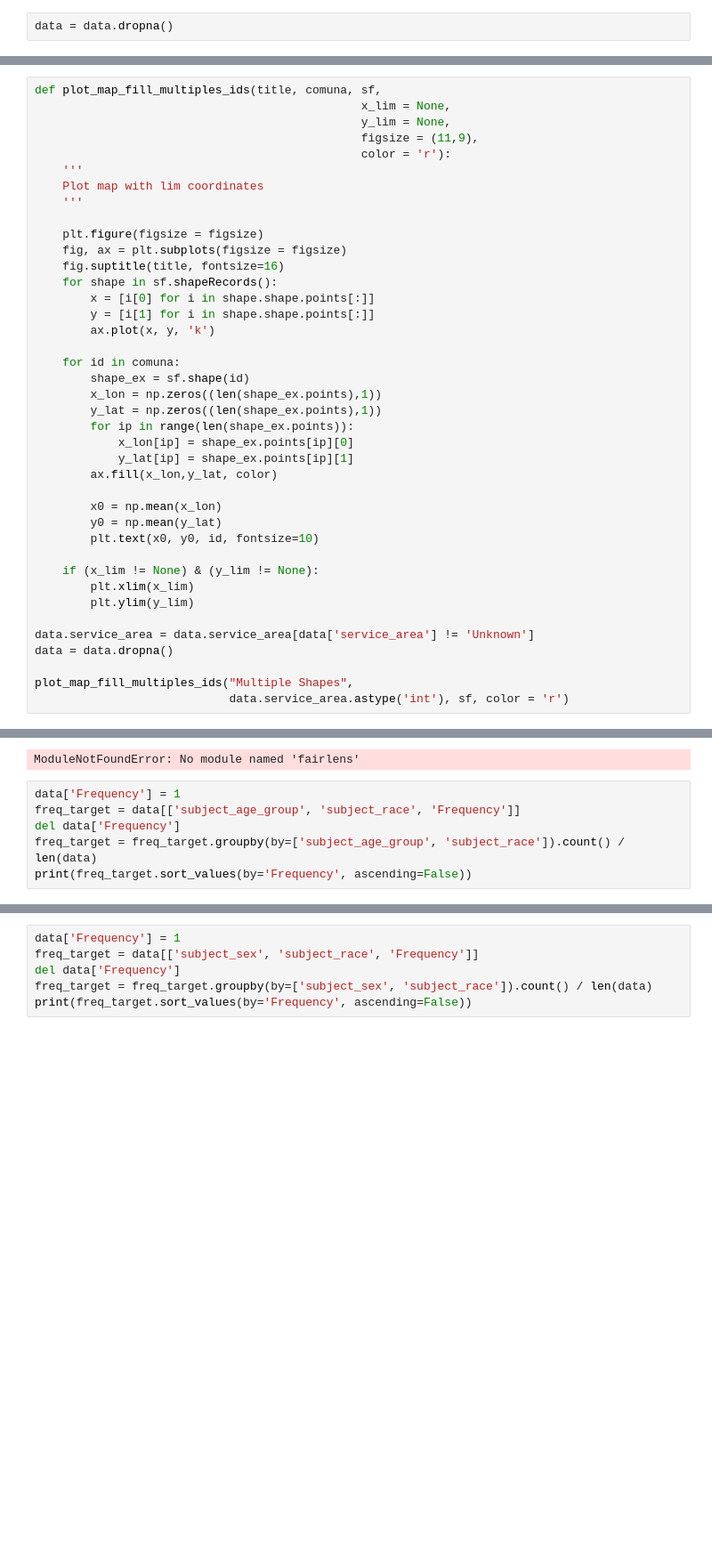
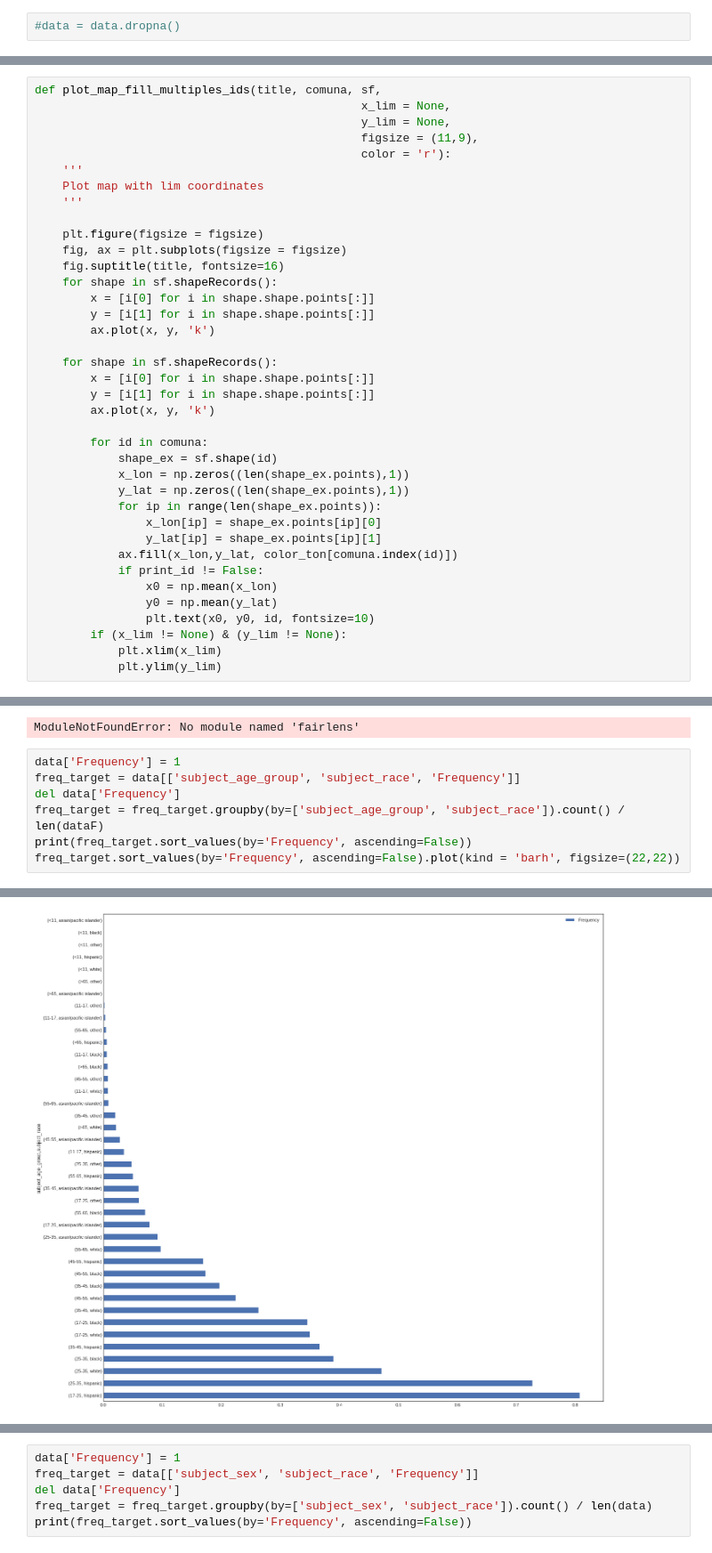
Before and after one commit to j1u/dsc167paper1, a Jupyter notebook: eda2.ipynb, the cells around one changed output, grey strips where cells are left out. Shown at 89% size. Drawn from its saved outputs; the diff is of its cells as text; blank space fills up the shorter version.

```diff
--- a/eda2.ipynb
+++ b/eda2.ipynb
@@ -56,7 +76,7 @@ data.date.apply(lambda x: str(x)[8:10])
 383026
 Name: date, Length: 383027, dtype: object
 # %%
-data = data.dropna()
+#data = data.dropna()
 # %%
 pd.set_option('display.max_columns', None)
 data
@@ -543,25 +638,23 @@ def plot_map_fill_multiples_ids(title, comuna, sf,
         y = [i[1] for i in shape.shape.points[:]]
         ax.plot(x, y, 'k')
 
-    for id in comuna:
-        shape_ex = sf.shape(id)
-        x_lon = np.zeros((len(shape_ex.points),1))
-        y_lat = np.zeros((len(shape_ex.points),1))
-        for ip in range(len(shape_ex.points)):
-            x_lon[ip] = shape_ex.points[ip][0]
-            y_lat[ip] = shape_ex.points[ip][1]
-        ax.fill(x_lon,y_lat, color)
+    for shape in sf.shapeRecords():
+        x = [i[0] for i in shape.shape.points[:]]
+        y = [i[1] for i in shape.shape.points[:]]
+        ax.plot(x, y, 'k')
 
-        x0 = np.mean(x_lon)
-        y0 = np.mean(y_lat)
-        plt.text(x0, y0, id, fontsize=10)
-
-    if (x_lim != None) & (y_lim != None):
-        plt.xlim(x_lim)
-        plt.ylim(y_lim)
-
-data.service_area = data.service_area[data['service_area'] != 'Unknown']
-data = data.dropna()
-
-plot_map_fill_multiples_ids("Multiple Shapes",
-                            data.service_area.astype('int'), sf, color = 'r')
+        for id in comuna:
+            shape_ex = sf.shape(id)
+            x_lon = np.zeros((len(shape_ex.points),1))
+            y_lat = np.zeros((len(shape_ex.points),1))
+            for ip in range(len(shape_ex.points)):
+                x_lon[ip] = shape_ex.points[ip][0]
+                y_lat[ip] = shape_ex.points[ip][1]
+            ax.fill(x_lon,y_lat, color_ton[comuna.index(id)])
+            if print_id != False:
+                x0 = np.mean(x_lon)
+                y0 = np.mean(y_lat)
+                plt.text(x0, y0, id, fontsize=10)
+        if (x_lim != None) & (y_lim != None):
+            plt.xlim(x_lim)
+            plt.ylim(y_lim)
@@ -785,8 +911,9 @@ ModuleNotFoundError: No module named 'fairlens'
 data['Frequency'] = 1
 freq_target = data[['subject_age_group', 'subject_race', 'Frequency']]
 del data['Frequency']
-freq_target = freq_target.groupby(by=['subject_age_group', 'subject_race']).count() / len(data)
+freq_target = freq_target.groupby(by=['subject_age_group', 'subject_race']).count() / len(dataF)
 print(freq_target.sort_values(by='Frequency', ascending=False))
+freq_target.sort_values(by='Frequency', ascending=False).plot(kind = 'barh', figsize=(22,22))
 # %% [output]
                                           Frequency
 subject_age_group subject_race
@@ -807,0 +936 @@ subject_age_group subject_race
+[figure, added]
```
Also changed, not shown: parts of 14 cells of this notebook.
